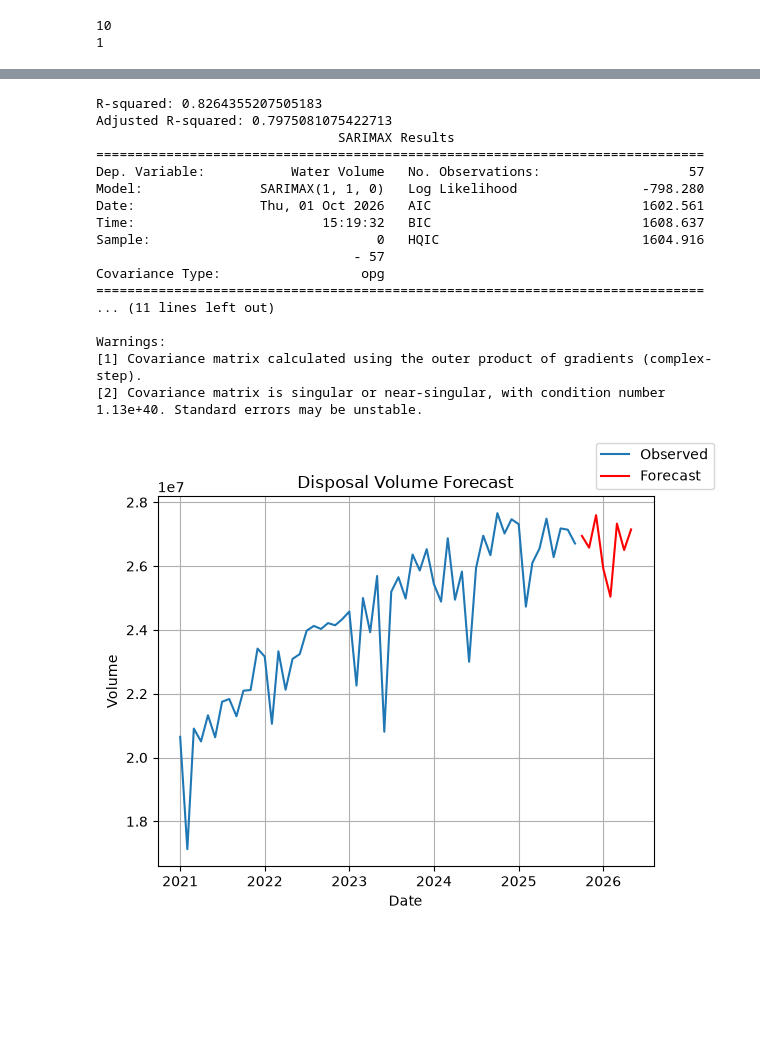
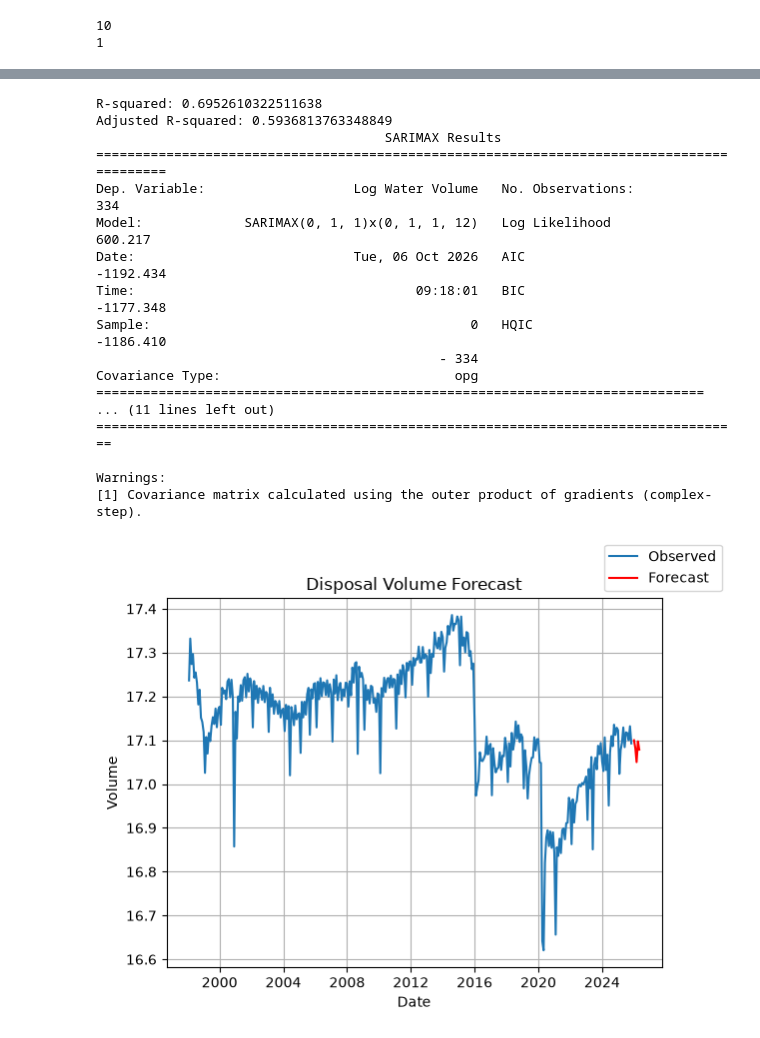
Before and after one commit to L0GN82/SARIMA, a Jupyter notebook: SARIMA with EXO.ipynb, the cells around one changed output, grey strips where cells are left out. Cells and saved outputs as stored; diff of their text form; code cells hidden in the pictures; blank space fills up the shorter version.

Commit message:
Adjusted the parameters of the SARIMAX model. Think about developing a function to display a rolling window and how the parameters are effected.

```diff
--- a/SARIMA with EXO.ipynb
+++ b/SARIMA with EXO.ipynb
@@ -80,11 +80,11 @@ monthly_water_vols["Lagged Price"] = monthly_water_vols["Price"].shift(1)
 monthly_water_vols["Log Lagged Water Volume"] = np.log1p(monthly_water_vols["Lagged Water Volume"])
 
 #making a subset the subset for 28 year forecast
-mask = (monthly_water_vols['Date'] >= '1998-01-02') & (monthly_water_vols['Date'] <= '2026-05-01')
+mask = (monthly_water_vols['Date'] >= '1998-02-01') & (monthly_water_vols['Date'] <= '2026-05-01')
 large_subset = monthly_water_vols[mask]
 
 #Assigning Training data set
-training_mask = (large_subset['Date'] >= '1998-01-02') & (large_subset['Date'] < '2025-12-01')
+training_mask = (large_subset['Date'] >= '1998-02-01') & (large_subset['Date'] < '2025-12-01')
 large_training = large_subset[training_mask]
 
 #Assigning Validation data
@@ -97,12 +97,12 @@ mask = (monthly_water_vols['Date'] >= '2021-01-01') & (monthly_water_vols['Date'
 small_subset = monthly_water_vols[mask]
 
 #Assigning Training data set
-training_mask = (small_subset['Date'] >= '2021-01-01') & (small_subset['Date'] <= '2025-09-01')
+training_mask = (small_subset['Date'] >= '2021-01-01') & (small_subset['Date'] <= '2025-12-01')
 small_training = small_subset[training_mask]
 
 #Assigning Validation data
-validation_mask = (small_subset['Date'] >= '2025-10-01') & (small_subset['Date'] <= '2026-05-01')
+validation_mask = (small_subset['Date'] >= '2026-01-01') & (small_subset['Date'] <= '2026-05-01')
 small_validation = small_subset[validation_mask]
 
-large_training.head()
+small_training.head()
 # %% [output]
@@ -399,53 +426,48 @@ fig.show()
 # %%
-#This script showcases the model after COVID
-#Using the SARIMAX model with the exogenous variables
-
-
-
-#SARIMAX model takes in the training data with two exogenous variables
+#SARIMAX model with Log Water Volume and exogenous variable Barrels.
 model = SARIMAX(
-    small_training['Water Volume'],
-    exog = small_training['Barrels'],
-    order = (1,1,0),
-    seasonal_order = (0,0,0,12)
+    large_training['Log Water Volume'],
+    exog = large_training['Barrels'],
+    order = (0,1,1),
+    seasonal_order = (0,1,1,12)
 
 )
 
 results = model.fit()
-forecast_periods = len(small_validation)
-forecast = results.forecast(forecast_periods, exog = small_validation['Barrels'])
-r_squared = R_squared(small_validation['Water Volume'], forecast)
-adjusted = adj_R_squared(small_validation['Water Volume'], forecast, testing_df)
+forecast_periods = len(large_validation)
+forecast = results.forecast(forecast_periods, exog = large_validation['Barrels'])
+r_squared = R_squared(large_validation['Log Water Volume'], forecast)
+adjusted = adj_R_squared(large_validation['Log Water Volume'], forecast, testing_df)
 
 print(f'R-squared: {r_squared}')
 print(f'Adjusted R-squared: {adjusted}')
 print(results.summary())
 
 fig, ax = plt.subplots()
-ax.plot(small_training['Date'], small_training['Water Volume'], label='Observed')
-ax.plot(small_validation['Date'], forecast, label='Forecast', color='red')
+ax.plot(large_training['Date'], large_training['Log Water Volume'], label='Observed')
+ax.plot(large_validation['Date'], forecast, label='Forecast', color='red')
 ax.set_title("Disposal Volume Forecast")
 ax.set_xlabel("Date")
 ax.set_ylabel("Volume")
 ax.grid()
 fig.legend()
 fig.show()
 # %% [output]
-R-squared: 0.8264355207505183
-Adjusted R-squared: 0.7975081075422713
-                               SARIMAX Results
-==============================================================================
-Dep. Variable:           Water Volume   No. Observations:                   57
-Model:               SARIMAX(1, 1, 0)   Log Likelihood                -798.280
-Date:                Thu, 01 Oct 2026   AIC                           1602.561
-Time:                        15:19:32   BIC                           1608.637
-Sample:                             0   HQIC                          1604.916
-                                 - 57
-Covariance Type:                  opg
+R-squared: 0.6952610322511638
+Adjusted R-squared: 0.5936813763348849
+                                     SARIMAX Results
+==========================================================================================
+Dep. Variable:                   Log Water Volume   No. Observations:                  334
+Model:             SARIMAX(0, 1, 1)x(0, 1, 1, 12)   Log Likelihood                 600.217
+Date:                            Tue, 06 Oct 2026   AIC                          -1192.434
+Time:                                    09:18:01   BIC                          -1177.348
+Sample:                                         0   HQIC                         -1186.410
+                                            - 334
+Covariance Type:                              opg
 ==============================================================================
 ... (11 lines left out)
+===================================================================================
 
 Warnings:
 [1] Covariance matrix calculated using the outer product of gradients (complex-step).
-[2] Covariance matrix is singular or near-singular, with condition number 1.13e+40. Standard errors may be unstable.
-[figure, old version]
+[figure, new version]
```
Also changed, not shown: parts of 24 cells of this notebook.
